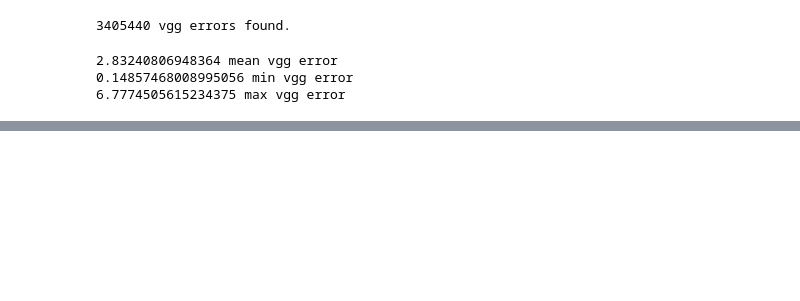
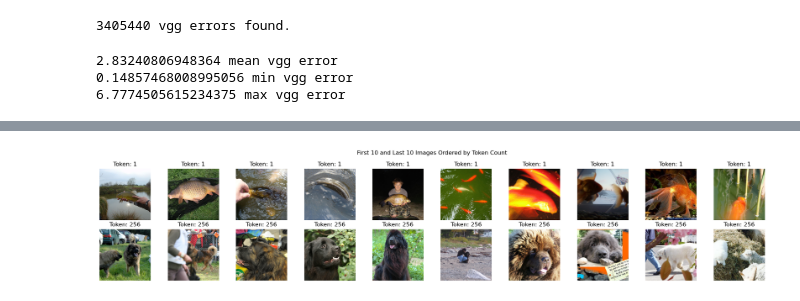
Before and after one commit to hevra01/thesis, a Jupyter notebook: notebooks/reconstruction_loss.ipynb, the cells around one changed output, grey strips where cells are left out. Drawn from its saved outputs; the diff is of its cells as text; code cells hidden in the pictures; blank space fills up the shorter version.

```diff
--- a/notebooks/reconstruction_loss.ipynb
+++ b/notebooks/reconstruction_loss.ipynb
@@ -68,0 +115,48 @@ print(np.max(vgg_errors), "max vgg error")
+# %%
+# order recon_dataset by token count
+recon_dataset = sorted(recon_dataset, key=lambda x: x["k_value"])
+# %%
+# Show the first 10 and last 10 images with correct colors
+# Images coming from get_imagenet_dataloader are ImageNet-normalized (CHW), so we need to:
+# 1) Denormalize back to [0,1]
+# 2) Permute from CHW -> HWC for matplotlib
+
+import torch
+import matplotlib.pyplot as plt
+
+mean = torch.tensor([0.485, 0.456, 0.406]).view(1, 3, 1, 1)
+std  = torch.tensor([0.229, 0.224, 0.225]).view(1, 3, 1, 1)
+
+def to_numpy_img(x):
+    # x can be a tensor [3,H,W] or numpy [H,W,3] already
+    if isinstance(x, torch.Tensor):
+        if x.ndim == 4:  # [B,3,H,W] -> take first
+            x = x[0]
+        # denormalize
+        x = x * std.squeeze(0) + mean.squeeze(0)
+        # clamp to [0,1]
+        x = x.clamp(0, 1)
+        # CHW -> HWC
+        x = x.permute(1, 2, 0).cpu().numpy()
+    return x
+
+first_10_images = [entry["image"] for entry in recon_dataset[:10]]
+last_10_images  = [entry["image"] for entry in recon_dataset[-10:]]
+
+fig, axes = plt.subplots(2, 10, figsize=(20, 4))
+for i in range(10):
+    img_top = to_numpy_img(first_10_images[i])
+    axes[0, i].imshow(img_top)
+    axes[0, i].axis("off")
+    axes[0, i].set_title(f"Token: {recon_dataset[i]['k_value']}")
+
+    img_bot = to_numpy_img(last_10_images[i])
+    axes[1, i].imshow(img_bot)
+    axes[1, i].axis("off")
+    axes[1, i].set_title(f"Token: {recon_dataset[-10 + i]['k_value']}")
+
+plt.suptitle("First 10 and Last 10 Images Ordered by Token Count")
+plt.tight_layout()
+plt.show()
+# %% [output]
+[figure, added]
```
Also changed, not shown: parts of 6 cells of this notebook, 2 other files.
